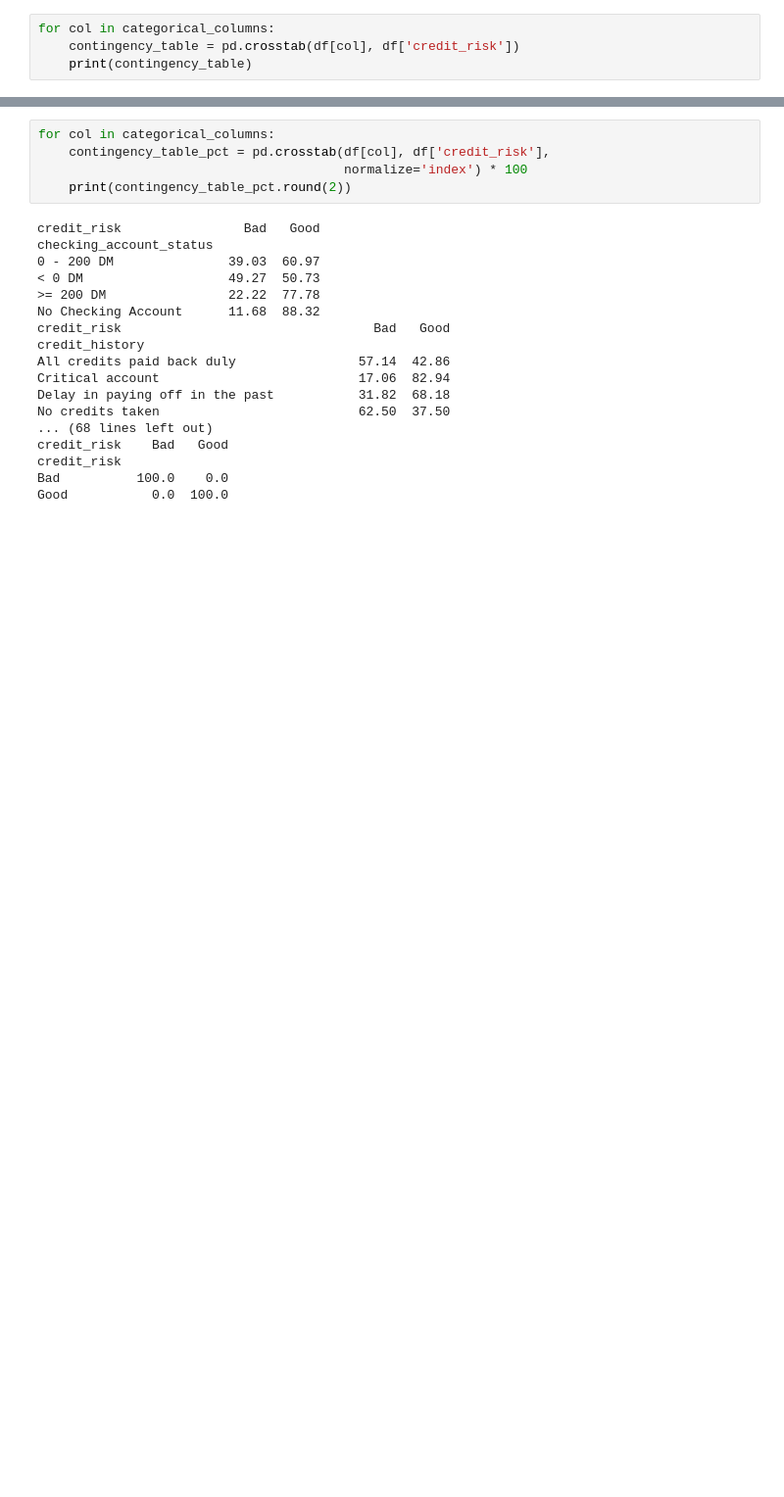
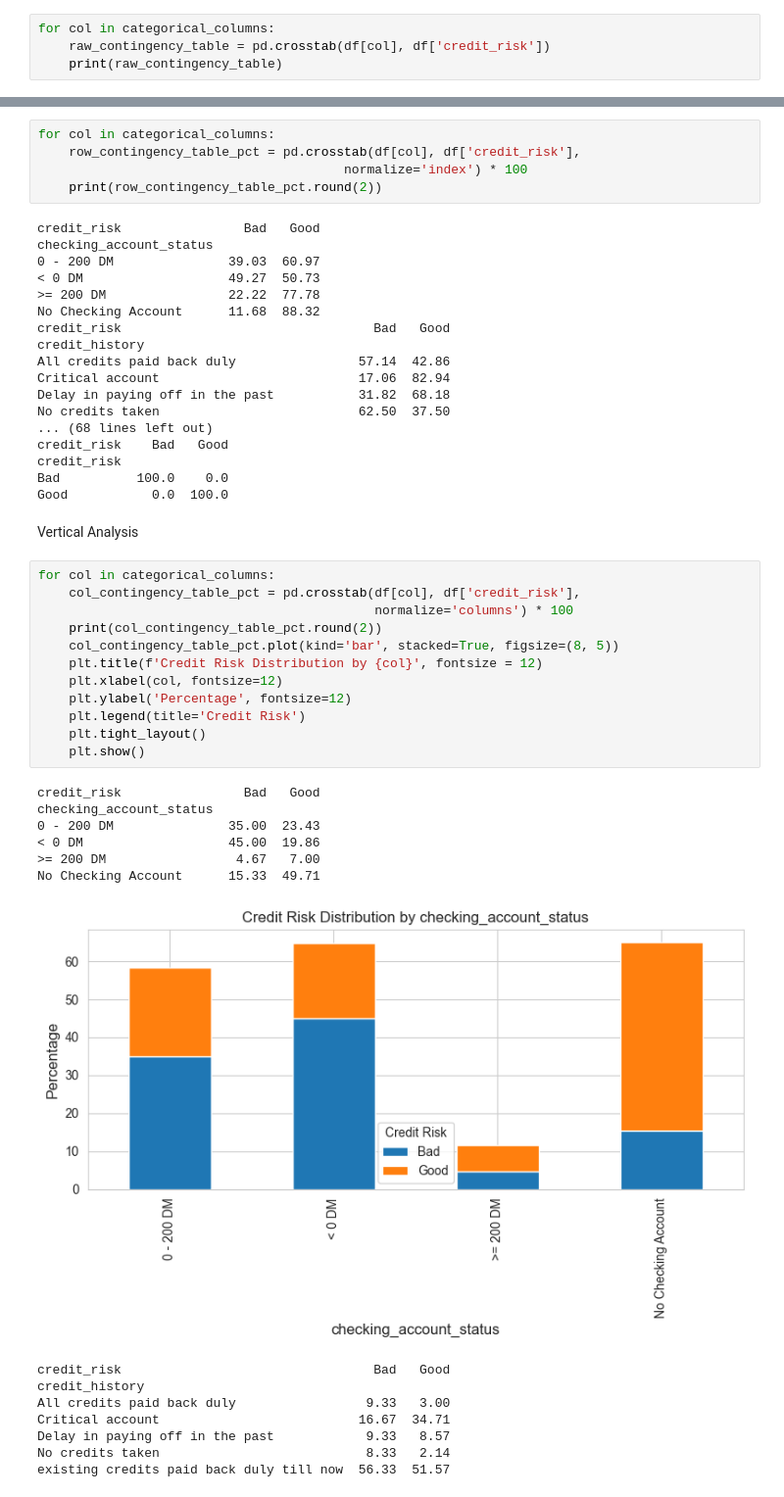
Before and after one commit to shamelbhimani/German_Credit_Analysis, a Jupyter notebook: sample.ipynb, the cells around one changed output, grey strips where cells are left out. Shown at 98% size. Drawn from its saved outputs; the diff is of its cells as text; blank space fills up the shorter version.

Commit message:
Added visuals for column contingency

```diff
--- a/sample.ipynb
+++ b/sample.ipynb
@@ -550,7 +552,7 @@ ordinal_cat_variables = [col for col, vtype in variable_types.items() if vtype =
 # %%
 for col in categorical_columns:
-    contingency_table = pd.crosstab(df[col], df['credit_risk'])
-    print(contingency_table)
+    raw_contingency_table = pd.crosstab(df[col], df['credit_risk'])
+    print(raw_contingency_table)
 # %% [output]
 credit_risk              Bad  Good
 checking_account_status
@@ -572,8 +576,8 @@ Good           0   700
 # %%
 for col in categorical_columns:
-    contingency_table_pct = pd.crosstab(df[col], df['credit_risk'],
+    row_contingency_table_pct = pd.crosstab(df[col], df['credit_risk'],
                                         normalize='index') * 100
-    print(contingency_table_pct.round(2))
+    print(row_contingency_table_pct.round(2))
 # %% [output]
 credit_risk                Bad   Good
 checking_account_status
@@ -592,3 +596,32 @@ credit_risk    Bad   Good
 credit_risk
 Bad          100.0    0.0
 Good           0.0  100.0
+# %% [markdown]
+Vertical Analysis
+# %%
+for col in categorical_columns:
+    col_contingency_table_pct = pd.crosstab(df[col], df['credit_risk'],
+                                            normalize='columns') * 100
+    print(col_contingency_table_pct.round(2))
+    col_contingency_table_pct.plot(kind='bar', stacked=True, figsize=(8, 5))
+    plt.title(f'Credit Risk Distribution by {col}', fontsize = 12)
+    plt.xlabel(col, fontsize=12)
+    plt.ylabel('Percentage', fontsize=12)
+    plt.legend(title='Credit Risk')
+    plt.tight_layout()
+    plt.show()
+# %% [output]
+credit_risk                Bad   Good
+checking_account_status
+0 - 200 DM               35.00  23.43
+< 0 DM                   45.00  19.86
+>= 200 DM                 4.67   7.00
+No Checking Account      15.33  49.71
+[figure, added]
+credit_risk                                 Bad   Good
+credit_history
+All credits paid back duly                 9.33   3.00
+Critical account                          16.67  34.71
+Delay in paying off in the past            9.33   8.57
+No credits taken                           8.33   2.14
+existing credits paid back duly till now  56.33  51.57
```
Also changed, not shown: parts of 3 cells of this notebook.
